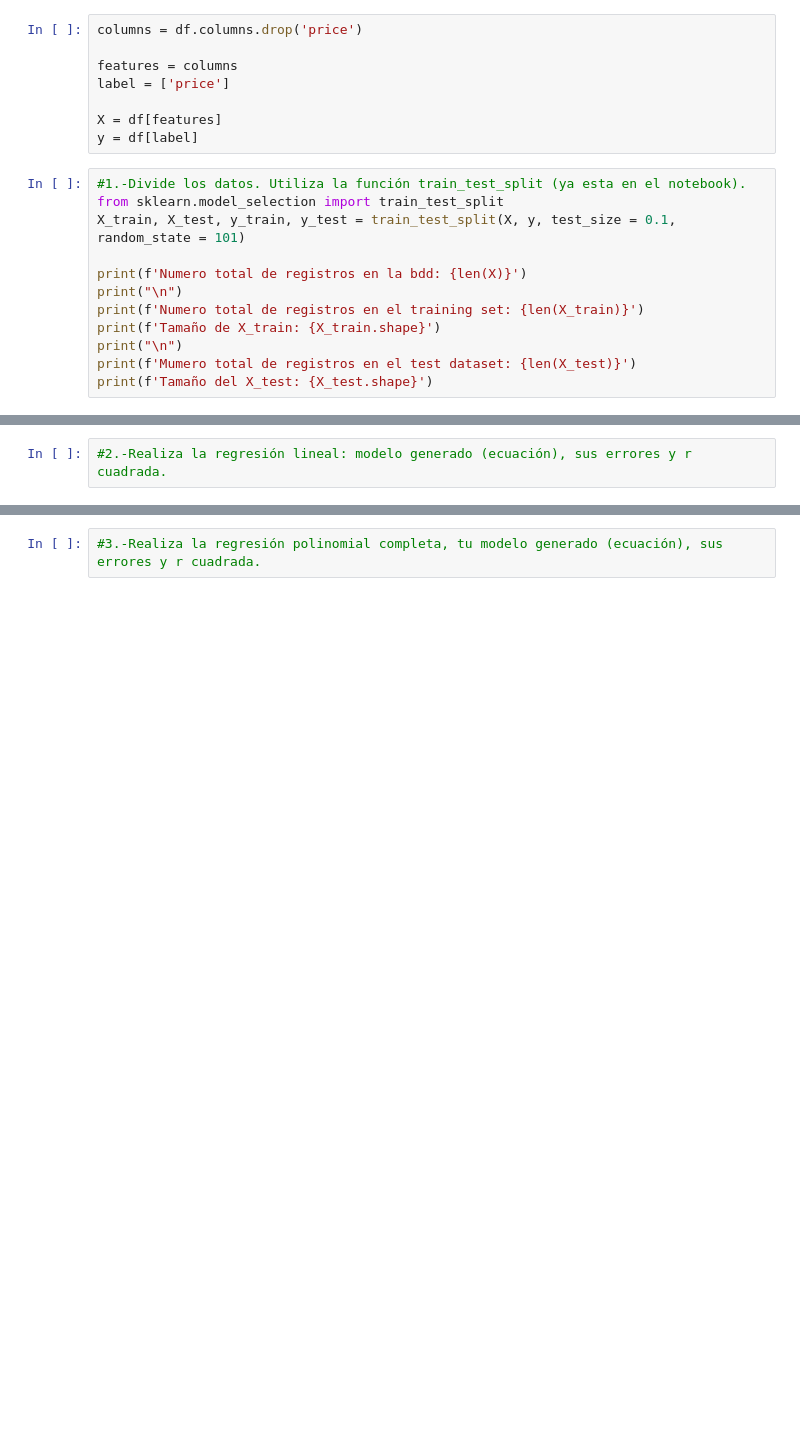
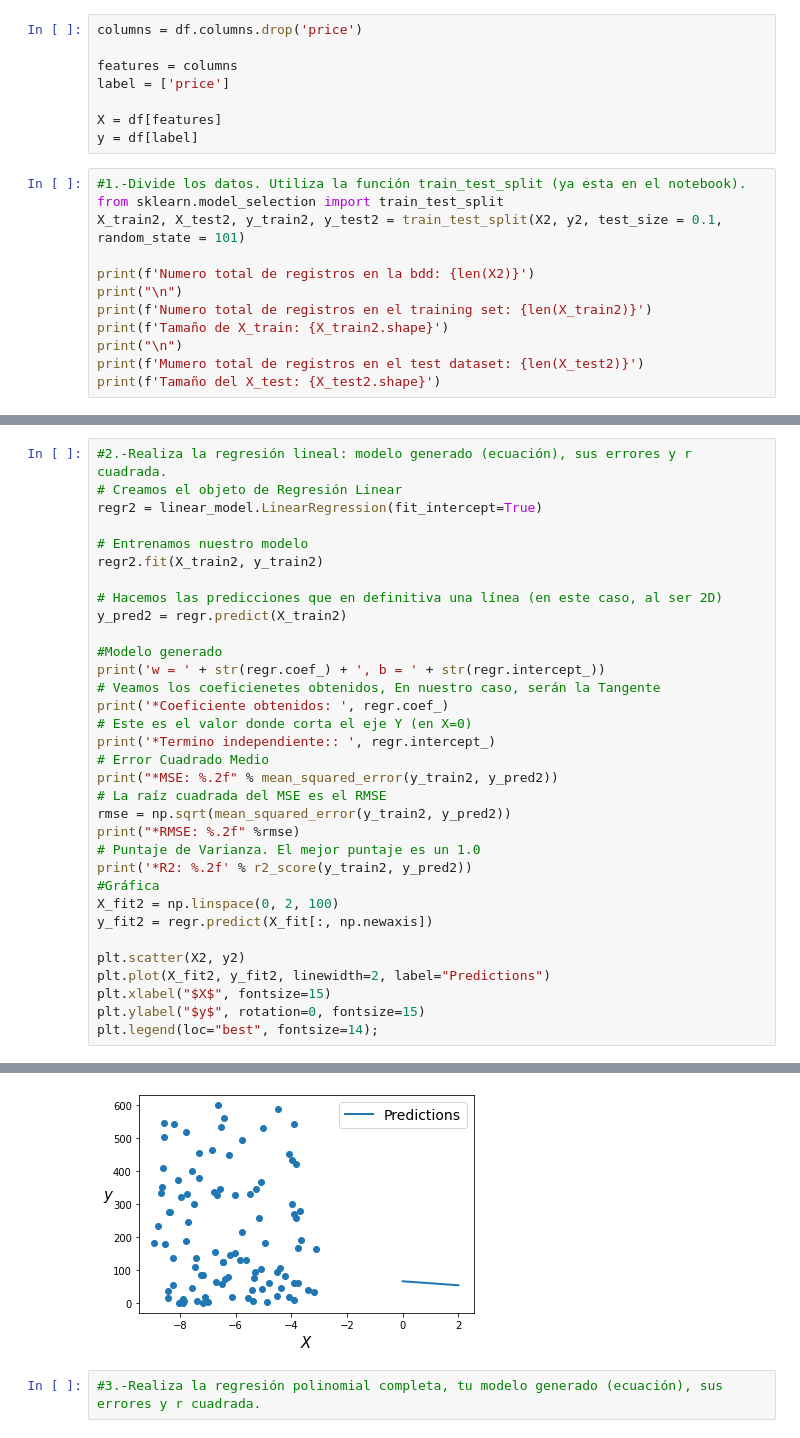
Before and after one commit to PosgradoMNA/Atividades-de-aprendizaje-SamaraGarcia, a Jupyter notebook: Assigment07_Regresion_lineal_polinomial.ipynb, the cells around one changed output, grey strips where cells are left out. Cells and saved outputs as stored; diff of their text form; blank space fills up the shorter version.

```diff
--- a/Assigment07_Regresion_lineal_polinomial.ipynb
+++ b/Assigment07_Regresion_lineal_polinomial.ipynb
@@ -275,13 +269,13 @@ y = df[label]
 # %%
 #1.-Divide los datos. Utiliza la función train_test_split (ya esta en el notebook).
 from sklearn.model_selection import train_test_split
-X_train, X_test, y_train, y_test = train_test_split(X, y, test_size = 0.1, random_state = 101)
+X_train2, X_test2, y_train2, y_test2 = train_test_split(X2, y2, test_size = 0.1, random_state = 101)
 
-print(f'Numero total de registros en la bdd: {len(X)}')
+print(f'Numero total de registros en la bdd: {len(X2)}')
 print("\n")
-print(f'Numero total de registros en el training set: {len(X_train)}')
-print(f'Tamaño de X_train: {X_train.shape}')
+print(f'Numero total de registros en el training set: {len(X_train2)}')
+print(f'Tamaño de X_train: {X_train2.shape}')
 print("\n")
-print(f'Mumero total de registros en el test dataset: {len(X_test)}')
-print(f'Tamaño del X_test: {X_test.shape}')
+print(f'Mumero total de registros en el test dataset: {len(X_test2)}')
+print(f'Tamaño del X_test: {X_test2.shape}')
 # %% [output]
@@ -297,2 +291,34 @@ Tamaño del X_test: (2162, 15)
-# %%
-#2.-Realiza la regresión lineal: modelo generado (ecuación), sus errores y r cuadrada.
+# %%
+#2.-Realiza la regresión lineal: modelo generado (ecuación), sus errores y r cuadrada.
+# Creamos el objeto de Regresión Linear
+regr2 = linear_model.LinearRegression(fit_intercept=True)
+
+# Entrenamos nuestro modelo
+regr2.fit(X_train2, y_train2)
+
+# Hacemos las predicciones que en definitiva una línea (en este caso, al ser 2D)
+y_pred2 = regr.predict(X_train2)
+
+#Modelo generado
+print('w = ' + str(regr.coef_) + ', b = ' + str(regr.intercept_))
+# Veamos los coeficienetes obtenidos, En nuestro caso, serán la Tangente
+print('*Coeficiente obtenidos: ', regr.coef_)
+# Este es el valor donde corta el eje Y (en X=0)
+print('*Termino independiente:: ', regr.intercept_)
+# Error Cuadrado Medio
+print("*MSE: %.2f" % mean_squared_error(y_train2, y_pred2))
+# La raíz cuadrada del MSE es el RMSE
+rmse = np.sqrt(mean_squared_error(y_train2, y_pred2))
+print("*RMSE: %.2f" %rmse)
+# Puntaje de Varianza. El mejor puntaje es un 1.0
+print('*R2: %.2f' % r2_score(y_train2, y_pred2))
+#Gráfica
+X_fit2 = np.linspace(0, 2, 100)
+y_fit2 = regr.predict(X_fit[:, np.newaxis])
+
+plt.scatter(X2, y2)
+plt.plot(X_fit2, y_fit2, linewidth=2, label="Predictions")
+plt.xlabel("$X$", fontsize=15)
+plt.ylabel("$y$", rotation=0, fontsize=15)
+plt.legend(loc="best", fontsize=14);
+# %% [output]
@@ -299,3 +331,4 @@ Tamaño del X_test: (2162, 15)
+[figure, added]
 # %%
 #3.-Realiza la regresión polinomial completa, tu modelo generado (ecuación), sus errores y r cuadrada.
 # %%
```
Also changed, not shown: parts of 6 cells of this notebook.
